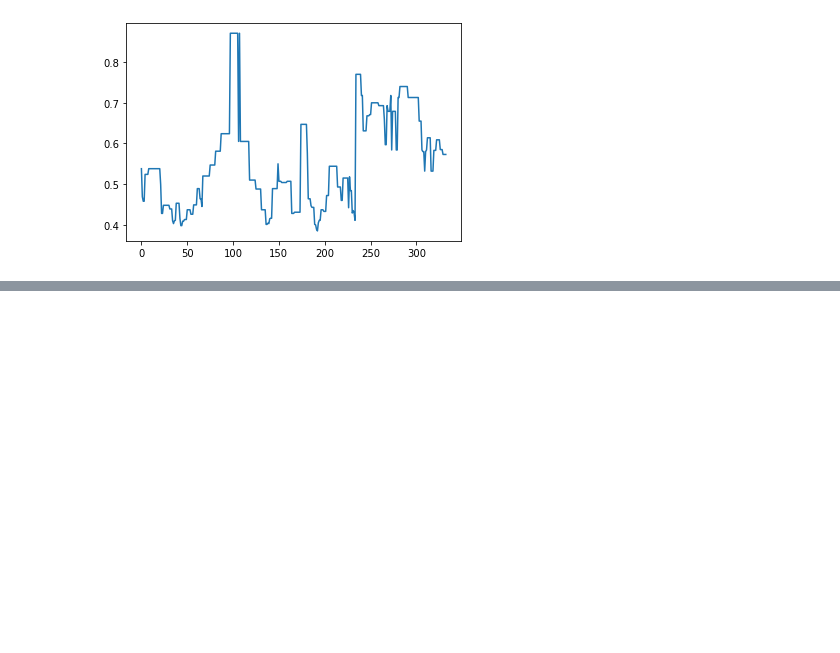
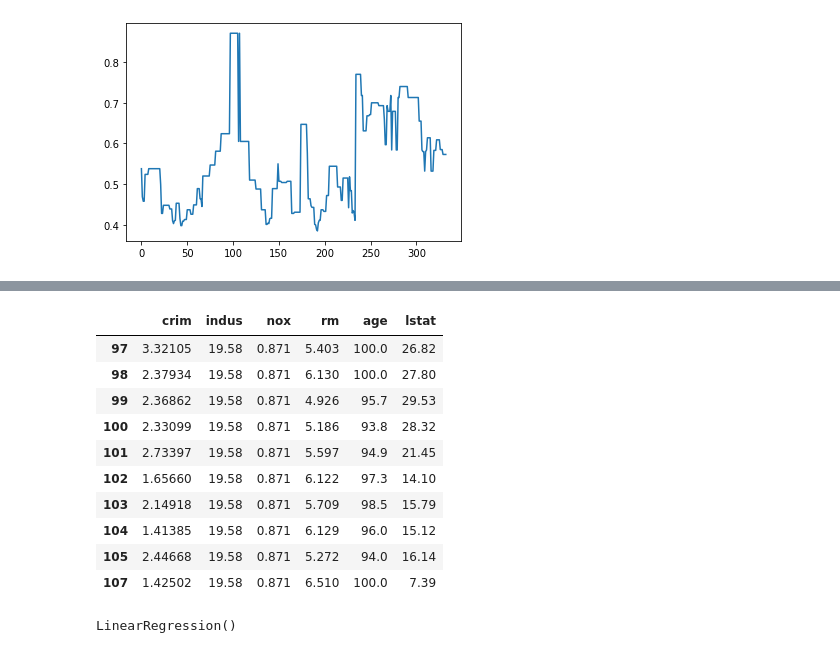
Before and after one commit to dimahl/Netology-dsu-5, a Jupyter notebook: Big Data/DZ2_ABD_KhlupinDE.ipynb, the cells around one changed output, grey strips where cells are left out. Saved outputs shown, nothing was run; the diff lists cells and outputs as text; code cells hidden in the pictures; blank space fills up the shorter version.

Commit message:
compare three models

```diff
--- a/Big Data/DZ2_ABD_KhlupinDE.ipynb
+++ b/Big Data/DZ2_ABD_KhlupinDE.ipynb
@@ -272,0 +292,14 @@ df_nox['medv'].plot()
+# %%
+df_max_nox[['crim', 'indus', 'nox', 'rm', 'age', 'lstat']]
+# %% [output]
+|  | crim | indus | nox | rm | age | lstat |
+| 97 | 3.32105 | 19.58 | 0.871 | 5.403 | 100.0 | 26.82 |
+| 98 | 2.37934 | 19.58 | 0.871 | 6.130 | 100.0 | 27.80 |
+| 99 | 2.36862 | 19.58 | 0.871 | 4.926 | 95.7 | 29.53 |
+| 100 | 2.33099 | 19.58 | 0.871 | 5.186 | 93.8 | 28.32 |
+| 101 | 2.73397 | 19.58 | 0.871 | 5.597 | 94.9 | 21.45 |
+| 102 | 1.65660 | 19.58 | 0.871 | 6.122 | 97.3 | 14.10 |
+| 103 | 2.14918 | 19.58 | 0.871 | 5.709 | 98.5 | 15.79 |
+| 104 | 1.41385 | 19.58 | 0.871 | 6.129 | 96.0 | 15.12 |
+| 105 | 2.44668 | 19.58 | 0.871 | 5.272 | 94.0 | 16.14 |
+| 107 | 1.42502 | 19.58 | 0.871 | 6.510 | 100.0 | 7.39 |
@@ -272,0 +314,4 @@ df_nox['medv'].plot()
+# %%
+model3.fit(X3_train, y3_train)
+# %% [output]
+LinearRegression()
```
Also changed, not shown: parts of 24 cells of this notebook.
